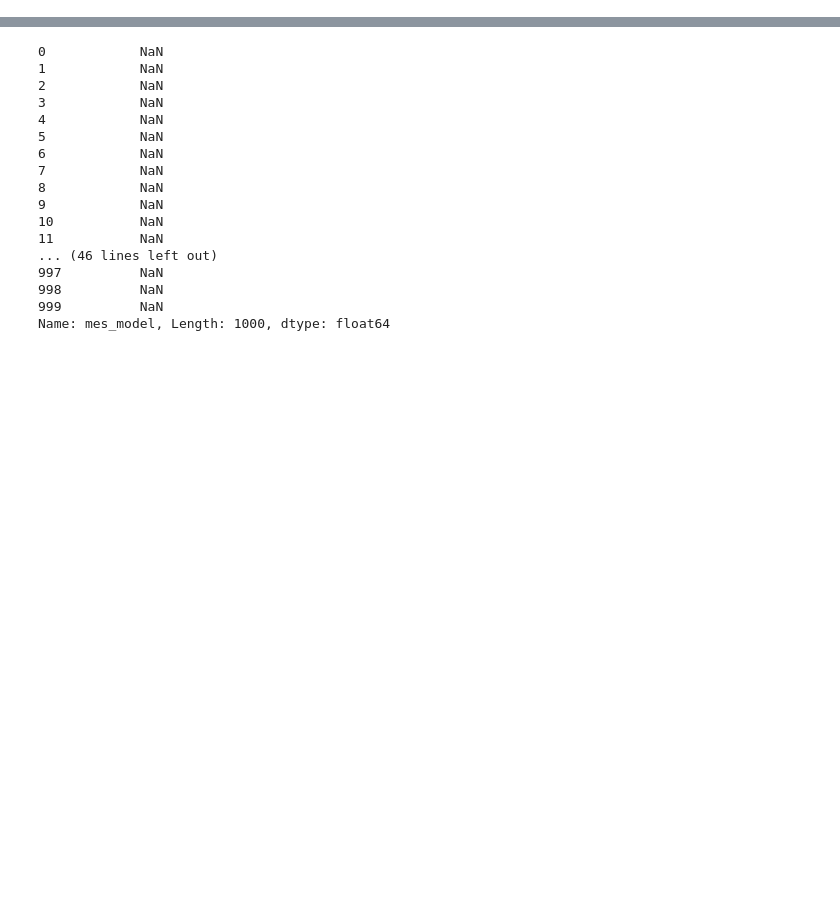
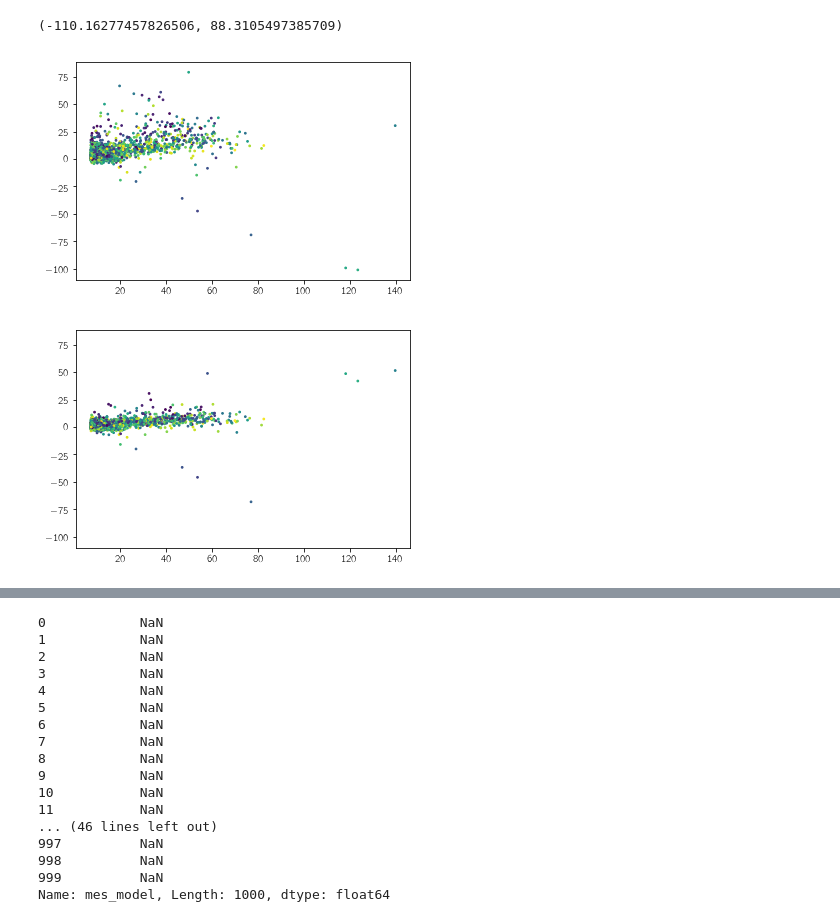
Before and after one commit to dfm/dr25, a Jupyter notebook: completeness_calibration.ipynb, the cells around one changed output, grey strips where cells are left out. Cells and saved outputs as stored; diff of their text form; code cells hidden in the pictures; blank space fills up the shorter version.

```diff
--- a/completeness_calibration.ipynb
+++ b/completeness_calibration.ipynb
@@ -54,0 +101,10 @@ plt.plot(joined.depth, joined.depth)
+# %%
+plt.scatter(joined.Measured_MES, joined.approx_mes - joined.Measured_MES, c=joined.i_period, s=3)
+ylim = plt.ylim()
+plt.figure()
+plt.scatter(joined.Measured_MES, joined.Expected_MES - joined.Measured_MES, c=joined.i_period, s=3)
+plt.ylim(ylim)
+# %% [output]
+(-110.16277457826506, 88.3105497385709)
+[figure, added]
+[figure, added]
```
Also changed, not shown: parts of 26 cells of this notebook, 1 other file.
